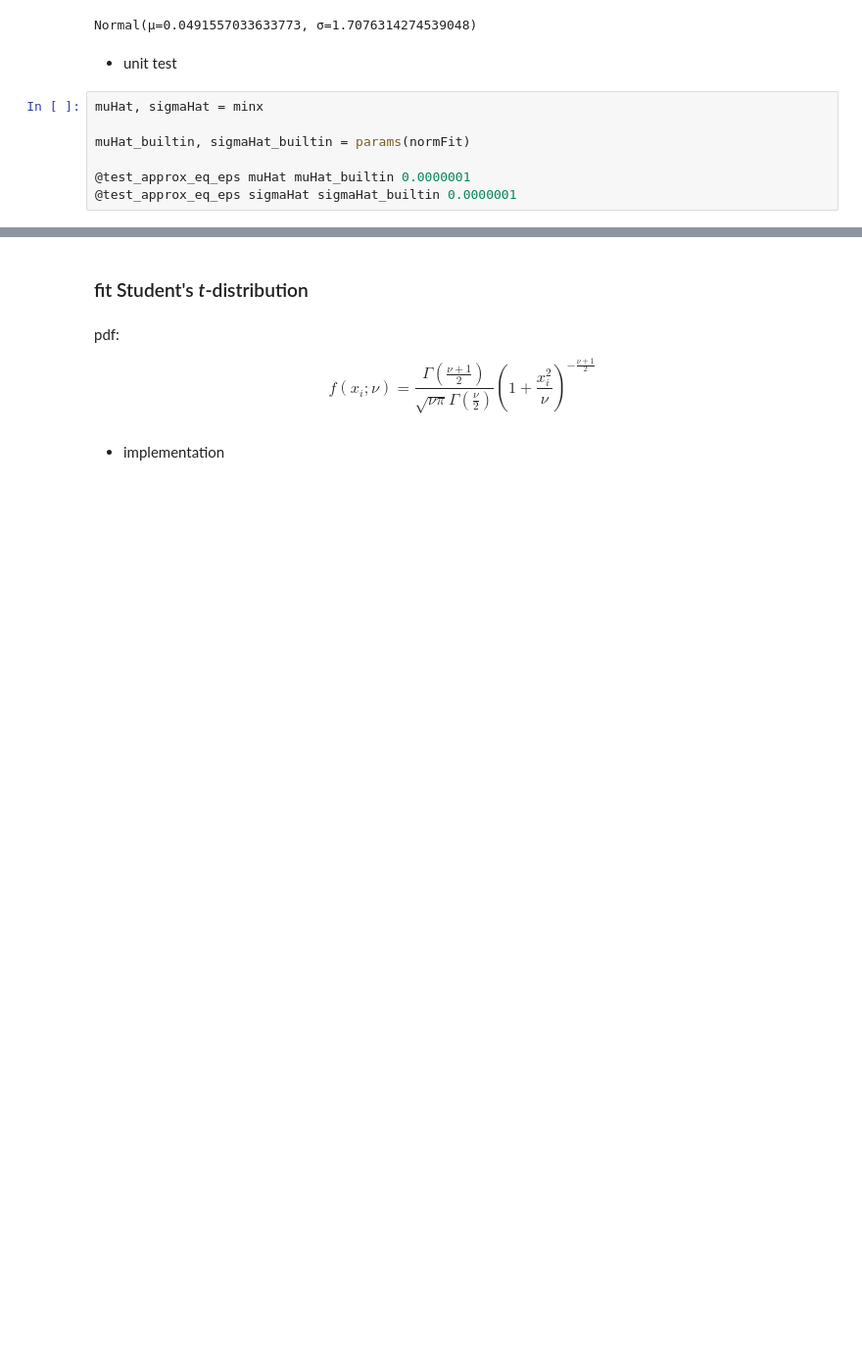
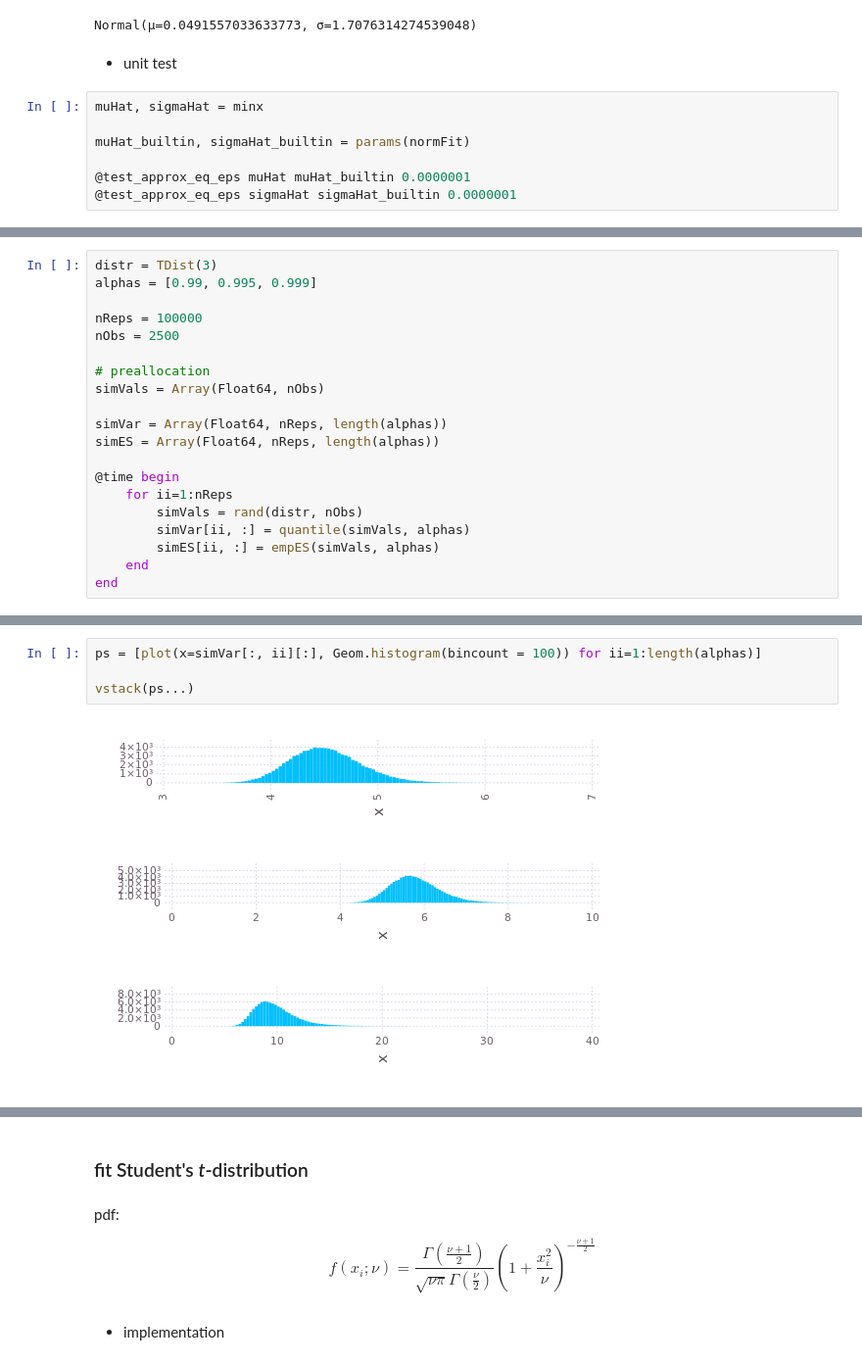
Before and after one commit to JuliaFinMetriX/JupyterApps, a Jupyter notebook: market_risk/market_risk_univariate.ipynb, the cells around one changed output, grey strips where cells are left out. Shown at 98% size. Cells and saved outputs as stored; diff of their text form; blank space fills up the shorter version.

```diff
--- a/market_risk/market_risk_univariate.ipynb
+++ b/market_risk/market_risk_univariate.ipynb
@@ -259,0 +294,20 @@ muHat_builtin, sigmaHat_builtin = params(normFit)
+# %%
+distr = TDist(3)
+alphas = [0.99, 0.995, 0.999]
+
+nReps = 100000
+nObs = 2500
+
+# preallocation
+simVals = Array(Float64, nObs)
+
+simVar = Array(Float64, nReps, length(alphas))
+simES = Array(Float64, nReps, length(alphas))
+
+@time begin
+    for ii=1:nReps
+        simVals = rand(distr, nObs)
+        simVar[ii, :] = quantile(simVals, alphas)
+        simES[ii, :] = empES(simVals, alphas)
+    end
+end
@@ -259,0 +316,6 @@ muHat_builtin, sigmaHat_builtin = params(normFit)
+# %%
+ps = [plot(x=simVar[:, ii][:], Geom.histogram(bincount = 100)) for ii=1:length(alphas)]
+
+vstack(ps...)
+# %% [output]
+[figure, added]
```
Also changed, not shown: parts of 52 cells of this notebook.
